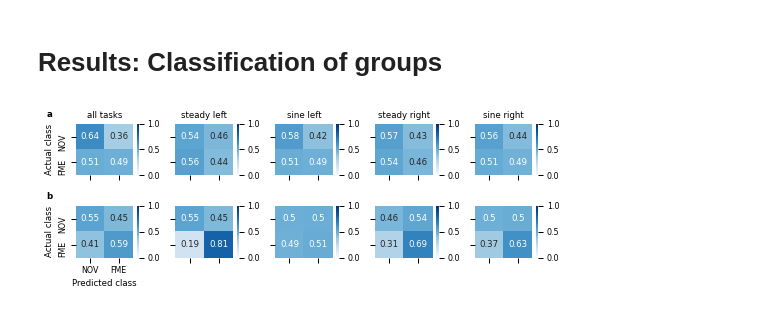
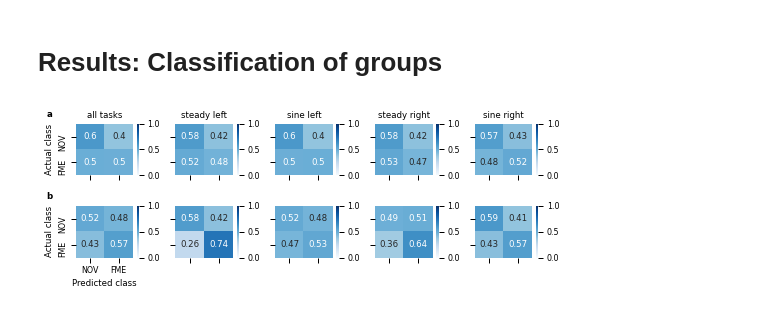
Before and after one commit to christiangoelz/FME_classification, a Jupyter notebook: scripts/results_ml_group.ipynb, the cells around one changed output. Drawn from its saved outputs; the diff is of its cells as text; code cells hidden in the pictures.

```diff
--- a/scripts/results_ml_group.ipynb
+++ b/scripts/results_ml_group.ipynb
@@ -8,27 +8,30 @@ import numpy as np
 import seaborn as sns
 import matplotlib.pyplot as plt
 
-with open(str(Path.cwd().parent / 'results_used' / 'group_classification' /'confmat_classification_group_eeg.pkl'), 'rb') as handle:
-    confmat_eeg = pickle.load(handle)
-with open(str(Path.cwd().parent / 'results_used' / 'group_classification' / 'confmat_classification_group_force.pkl'), 'rb') as handle:
+folder = Path.cwd().parent / 'results' / 'group_classification'
+
+# Force feature
+with open(str(folder / 'force' / 'performance' / 'all' / 'svc'/ 'confmat.pkl'), 'rb') as handle:
     confmat_force = pickle.load(handle)
-
-with open(str(Path.cwd().parent / 'results_used' / 'group_classification' / 'steady_left' / 'confmat_force.pkl'), 'rb') as handle:
+with open(str(folder / 'force' / 'performance' / 'steady_left' / 'svc'/ 'confmat.pkl'), 'rb') as handle:
     stl_force = pickle.load(handle)
-with open(str(Path.cwd().parent / 'results_used' / 'group_classification' / 'sine_left' / 'confmat_force.pkl'), 'rb') as handle:
+with open(str(folder / 'force' / 'performance' / 'sine_left' / 'svc'/ 'confmat.pkl'), 'rb') as handle:
     sl_force = pickle.load(handle)
-with open(str(Path.cwd().parent / 'results_used' / 'group_classification' / 'steady_right' / 'confmat_force.pkl'), 'rb') as handle:
+with open(str(folder / 'force' / 'performance' / 'steady_right' / 'svc'/ 'confmat.pkl'), 'rb') as handle:
     str_force = pickle.load(handle)
-with open(str(Path.cwd().parent / 'results_used' / 'group_classification' / 'sine_right' / 'confmat_force.pkl'), 'rb') as handle:
+with open(str(folder / 'force' / 'performance' / 'sine_right' / 'svc'/ 'confmat.pkl'), 'rb') as handle:
     sr_force = pickle.load(handle)
 
-with open(str(Path.cwd().parent / 'results_used' / 'group_classification' / 'steady_left' / 'confmat_eeg.pkl'), 'rb') as handle:
+# EEG feature
+with open(str(folder / 'eeg' / 'dmd' / 'all' / 'svc'/ 'confmat.pkl'), 'rb') as handle:
+    confmat_eeg = pickle.load(handle)
+with open(str(folder / 'eeg' / 'dmd' / 'steady_left' / 'svc'/ 'confmat.pkl'), 'rb') as handle:
     stl_eeg = pickle.load(handle)
-with open(str(Path.cwd().parent / 'results_used' / 'group_classification' / 'sine_left' / 'confmat_eeg.pkl'), 'rb') as handle:
+with open(str(folder / 'eeg' / 'dmd' / 'sine_left' / 'svc'/ 'confmat.pkl'), 'rb') as handle:
     sl_eeg = pickle.load(handle)
-with open(str(Path.cwd().parent / 'results_used' / 'group_classification' / 'steady_right' / 'confmat_eeg.pkl'), 'rb') as handle:
+with open(str(folder / 'eeg' / 'dmd' / 'steady_right' / 'svc'/ 'confmat.pkl'), 'rb') as handle:
     str_eeg = pickle.load(handle)
-with open(str(Path.cwd().parent / 'results_used' / 'group_classification' / 'sine_right' / 'confmat_eeg.pkl'), 'rb') as handle:
+with open(str(folder / 'eeg' / 'dmd' / 'sine_right' / 'svc'/ 'confmat.pkl'), 'rb') as handle:
     sr_eeg = pickle.load(handle)
 
 pal = cmap = sns.color_palette(0, 20, as_cmap=True)
@@ -93,48 +96,48 @@ conf_mat_force.index.name = 'Actual class'
 conf_mat_force.columns.name = 'Predicted class'
 sns.heatmap(conf_mat_force, cmap= 'Blues', annot=True, fmt='.2', vmin = 0, vmax = 1, ax = axes[1,0])
 
-conf_mat_eeg = pd.DataFrame(np.mean(stl_force, axis = 0), columns = labels, index = labels)
-conf_mat_eeg.index.name = 'Actual class'
-conf_mat_eeg.columns.name = 'Predicted class'
-sns.heatmap(conf_mat_eeg, cmap= 'Blues', annot=True, fmt='.2', vmin = 0, vmax = 1, ax = axes[1,1])
+conf_mat_force = pd.DataFrame(np.mean(stl_force, axis = 0), columns = labels, index = labels)
+conf_mat_force.index.name = 'Actual class'
+conf_mat_force.columns.name = 'Predicted class'
+sns.heatmap(conf_mat_force, cmap= 'Blues', annot=True, fmt='.2', vmin = 0, vmax = 1, ax = axes[1,1])
 axes[1,1].set_xticklabels([])
 axes[1,1].set_xlabel('')
 axes[1,1].set_yticklabels([])
 axes[1,1].set_ylabel('')
 
 
-conf_mat_eeg = pd.DataFrame(np.mean(sl_force, axis = 0), columns = labels, index = labels)
-conf_mat_eeg.index.name = 'Actual class'
-conf_mat_eeg.columns.name = 'Predicted class'
-sns.heatmap(conf_mat_eeg, cmap= 'Blues', annot=True, fmt='.2', vmin = 0, vmax = 1, ax = axes[1,2])
+conf_mat_force = pd.DataFrame(np.mean(sl_force, axis = 0), columns = labels, index = labels)
+conf_mat_force.index.name = 'Actual class'
+conf_mat_force.columns.name = 'Predicted class'
+sns.heatmap(conf_mat_force, cmap= 'Blues', annot=True, fmt='.2', vmin = 0, vmax = 1, ax = axes[1,2])
 axes[1,2].set_xticklabels([])
 axes[1,2].set_xlabel('')
 axes[1,2].set_yticklabels([])
 axes[1,2].set_ylabel('')
 
 
-conf_mat_eeg = pd.DataFrame(np.mean(str_force, axis = 0), columns = labels, index = labels)
-conf_mat_eeg.index.name = 'Actual class'
-conf_mat_eeg.columns.name = 'Predicted class'
-sns.heatmap(conf_mat_eeg, cmap= 'Blues', annot=True, fmt='.2', vmin = 0, vmax = 1, ax = axes[1,3])
+conf_mat_force = pd.DataFrame(np.mean(str_force, axis = 0), columns = labels, index = labels)
+conf_mat_force.index.name = 'Actual class'
+conf_mat_force.columns.name = 'Predicted class'
+sns.heatmap(conf_mat_force, cmap= 'Blues', annot=True, fmt='.2', vmin = 0, vmax = 1, ax = axes[1,3])
 axes[1,3].set_xticklabels([])
 axes[1,3].set_xlabel('')
 axes[1,3].set_yticklabels([])
 axes[1,3].set_ylabel('')
 
 
-conf_mat_eeg = pd.DataFrame(np.mean(sr_force, axis = 0), columns = labels, index = labels)
-conf_mat_eeg.index.name = 'Actual class'
-conf_mat_eeg.columns.name = 'Predicted class'
-sns.heatmap(conf_mat_eeg, cmap= 'Blues', annot=True, fmt='.2', vmin = 0, vmax = 1, ax = axes[1,4])
+conf_mat_force = pd.DataFrame(np.mean(sr_force, axis = 0), columns = labels, index = labels)
+conf_mat_force.index.name = 'Actual class'
+conf_mat_force.columns.name = 'Predicted class'
+sns.heatmap(conf_mat_force, cmap= 'Blues', annot=True, fmt='.2', vmin = 0, vmax = 1, ax = axes[1,4])
 axes[1,4].set_xticklabels([])
 axes[1,4].set_xlabel('')
 axes[1,4].set_yticklabels([])
 axes[1,4].set_ylabel('')
 
 axes[1,0].text(-1, -0.25, "b", horizontalalignment='left', size='medium', color='black', weight='semibold')
 fig.tight_layout()
 fig.savefig(str(Path.cwd().parent / 'Figures' / 'group_classification.svg'))
 # %% [output]
-[figure, old version]
+[figure, new version]
 # %%
```
Also changed, not shown: parts of 1 cell of this notebook, 34 other files.
